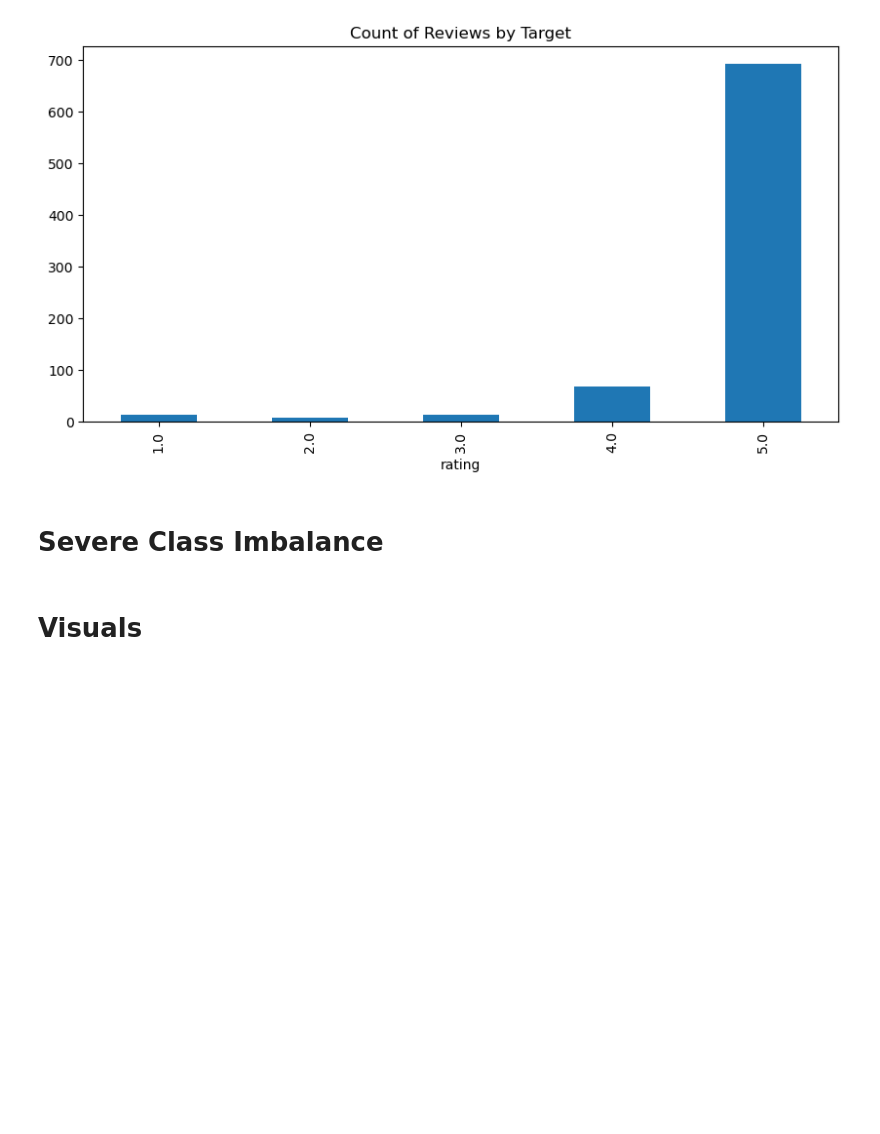
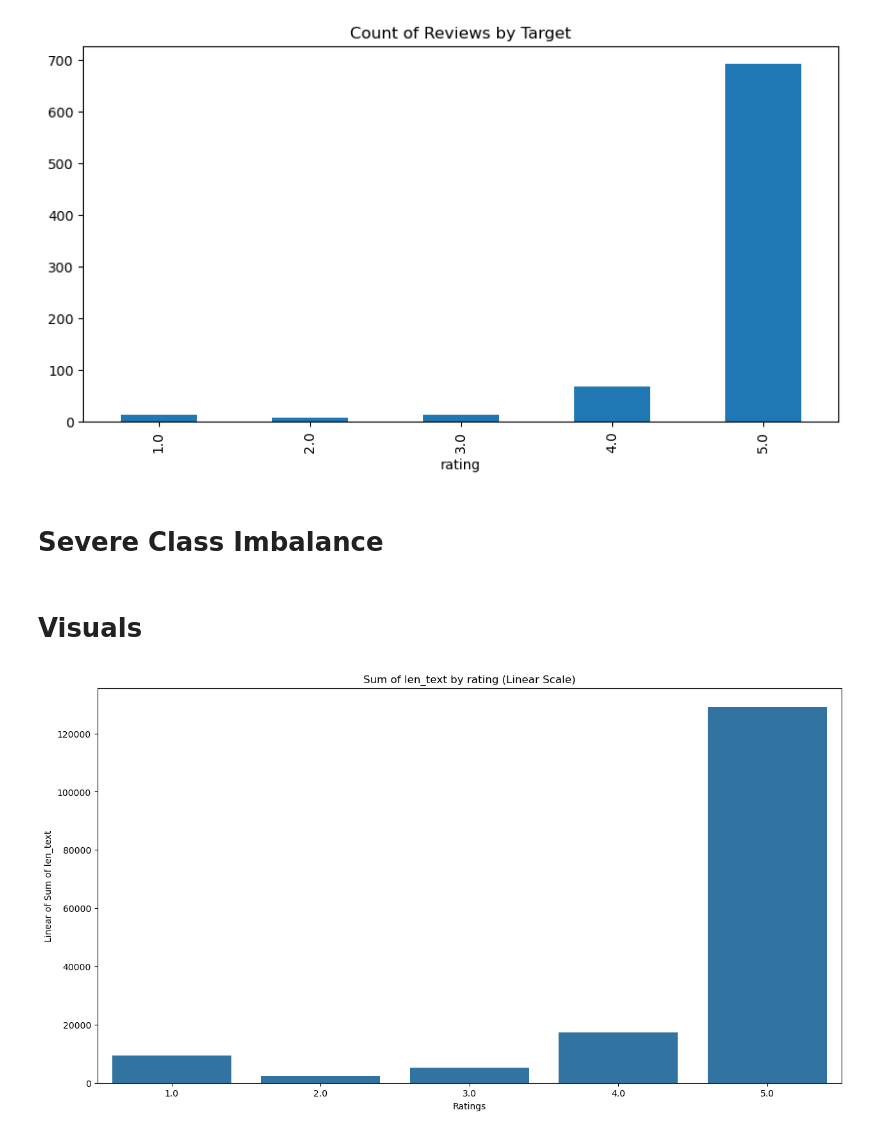
Before and after one commit to MaukanMir/AIRBNB-Las_vegas-Listing, a Jupyter notebook: training.ipynb, the cells around one changed output. Saved outputs shown, nothing was run; the diff lists cells and outputs as text; code cells hidden in the pictures; blank space fills up the shorter version.

```diff
--- a/training.ipynb
+++ b/training.ipynb
@@ -192,3 +192,15 @@ df['len_text'] = df['review'].apply(lambda x: len(x))
 df['num_words'] = df['review'].apply(lambda x: len(x.split()))
 # %% [markdown]
 # Visuals
+# %%
+len_text_summary = df.groupby('rating')['len_text'].sum().reset_index()
+
+plt.figure(figsize=(15, 8))
+sns.barplot(data=len_text_summary, x='rating', y='len_text')
+plt.yscale('linear')
+plt.title('Sum of len_text by rating (Linear Scale)')
+plt.xlabel('Ratings')
+plt.ylabel('Linear of Sum of len_text')
+plt.show()
+# %% [output]
+[figure, added]
```
